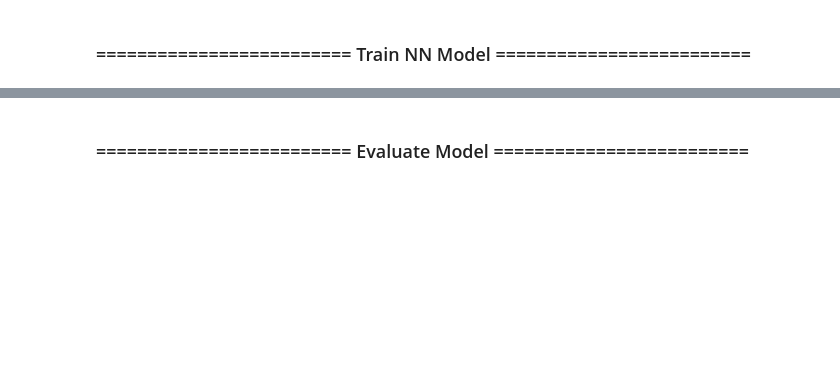
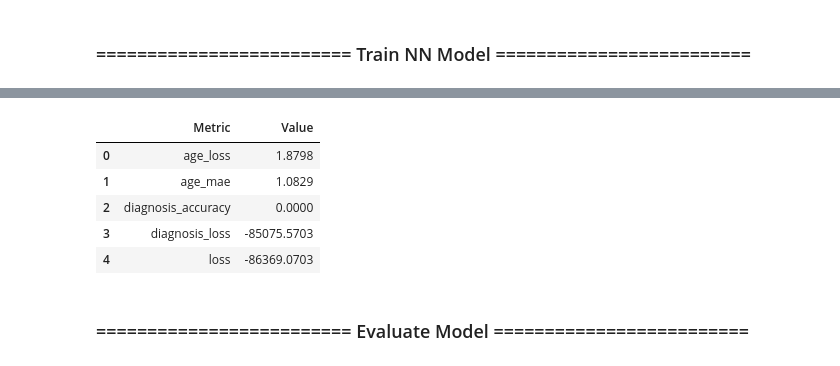
Before and after one commit to Abhijeet-Real/GeeseTools, a Jupyter notebook: DataAnalysis.ipynb, the cells around one changed output, grey strips where cells are left out. Saved outputs shown, nothing was run; the diff lists cells and outputs as text; code cells hidden in the pictures; blank space fills up the shorter version.

```diff
--- a/DataAnalysis.ipynb
+++ b/DataAnalysis.ipynb
@@ -125,0 +160,6 @@ model, task_type, history = tm.train_model(X_train, y_train)
+# %%
+y_train_diagnosis = y_train.iloc[:, 0].values.reshape(-1, 1)
+y_train_age = y_train.iloc[:, 1].values.reshape(-1, 1)
+
+y_test_diagnosis = y_test.iloc[:, 0].values.reshape(-1, 1)
+y_test_age = y_test.iloc[:, 1].values.reshape(-1, 1)
@@ -125,0 +170,5 @@ model, task_type, history = tm.train_model(X_train, y_train)
+# %%
+results = model.evaluate(X_test, {
+    'diagnosis': y_test_diagnosis,
+    'age': y_test_age
+}, return_dict=True)
@@ -126,3 +177,17 @@ model, task_type, history = tm.train_model(X_train, y_train)
+# %%
+import pandas as pd
+from IPython.display import display
+
+results_df = pd.DataFrame(results.items(), columns=["Metric", "Value"])
+results_df["Value"] = results_df["Value"].round(4)
+display(results_df)
+# %% [output]
+|  | Metric | Value |
+| 0 | age_loss | 1.8798 |
+| 1 | age_mae | 1.0829 |
+| 2 | diagnosis_accuracy | 0.0000 |
+| 3 | diagnosis_loss | -85075.5703 |
+| 4 | loss | -86369.0703 |
 # %% [markdown]
 ### ========================= Evaluate Model =========================
 # %%
```
Also changed, not shown: parts of 10 cells of this notebook, 2 other files.
